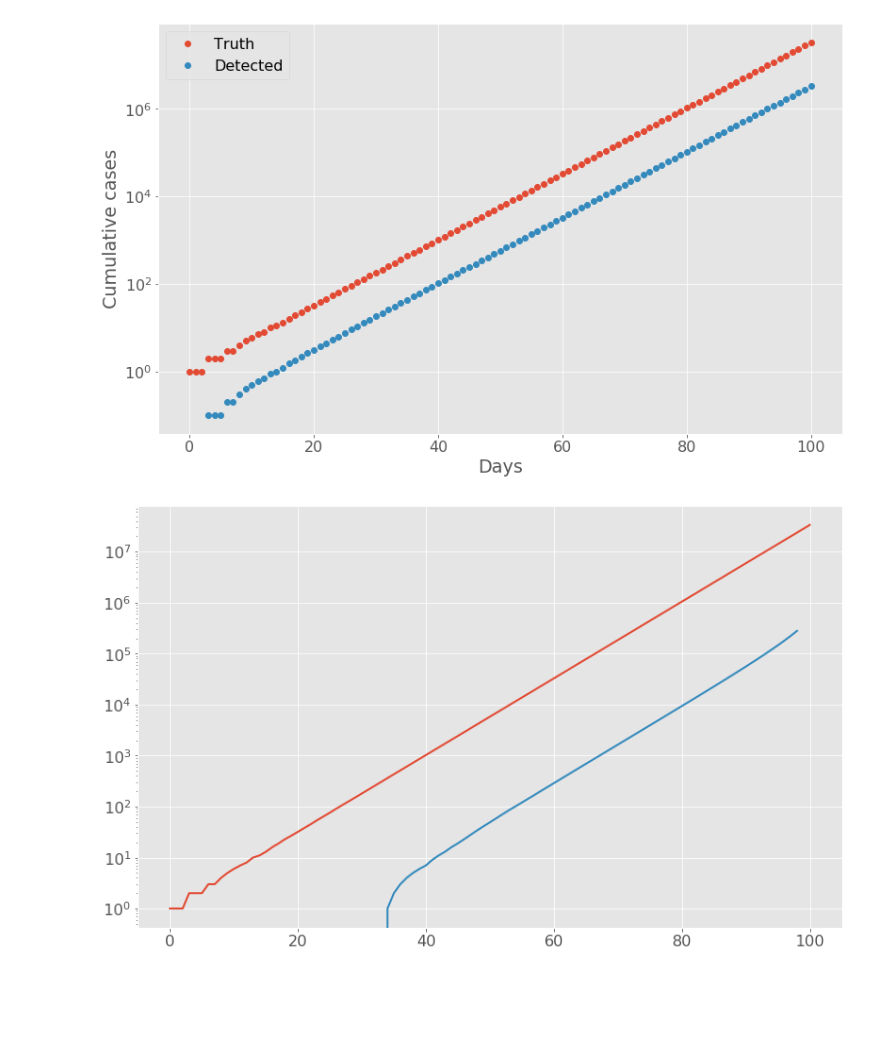
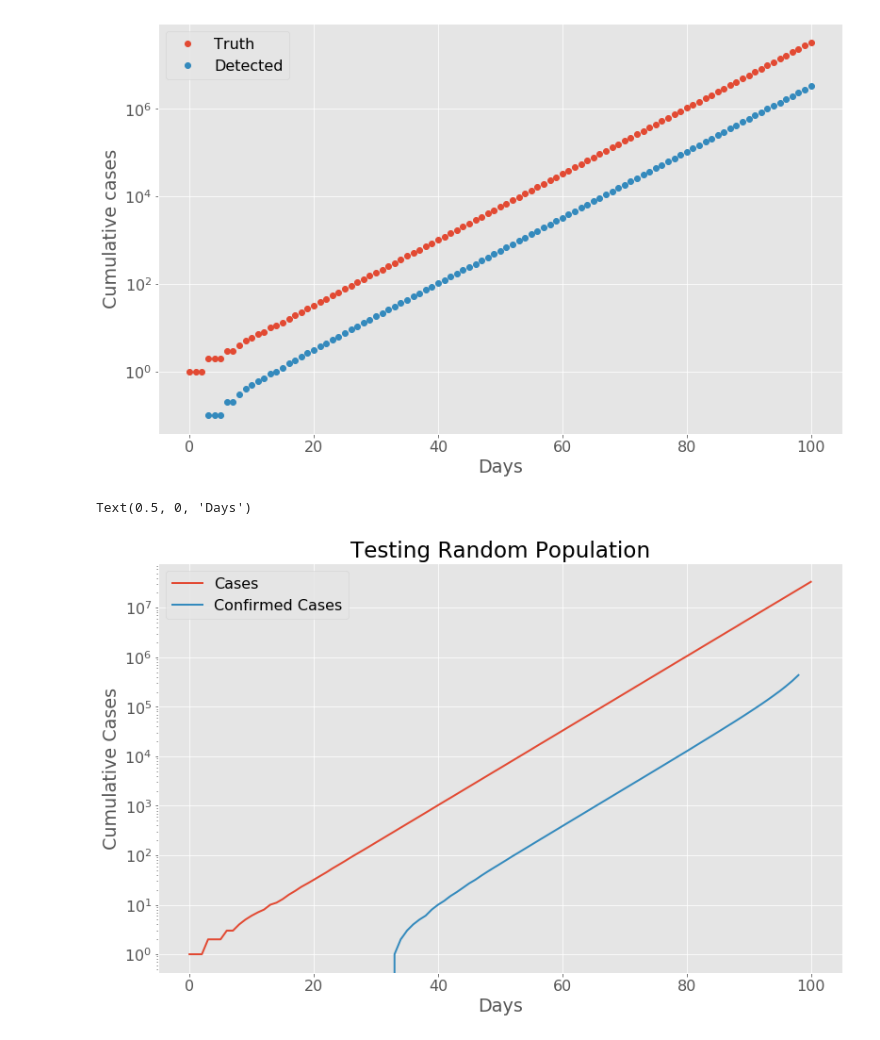
Before and after one commit to aquilesC/Covid-19-Jupyter-Notebook, a Jupyter notebook: Understanding_Sampling.ipynb, the cells around one changed output. Cells and saved outputs as stored; diff of their text form; code cells hidden in the pictures; blank space fills up the shorter version.

```diff
--- a/Understanding_Sampling.ipynb
+++ b/Understanding_Sampling.ipynb
@@ -8,11 +10,11 @@ mpl.rcParams['lines.linewidth'] = 2
 mpl.rcParams['font.size'] = 16
 # %%
 doubling_time = 4 # In days
+total_population = 50e6
 days = np.linspace(0, 100, 101)
 cum_cases = 2**(days/doubling_time)
 cum_cases = np.round(cum_cases).astype('int')
 new_cases = np.diff(cum_cases)
-total_population = 2*np.max(cum_cases)
 healthy = total_population - cum_cases
 # %%
 fig, ax = plt.subplots(2, 1, sharex=True)
@@ -45,13 +47,18 @@ Text(0.5, 0, 'Days')
 # %%
 population_testing = 500000
 prob_detection = new_cases[:-1]/healthy[1:-1]*population_testing
 prob_detection = np.round(prob_detection)
 cum_detection = np.cumsum(prob_detection)
 plt.plot(cum_cases)
 plt.plot(cum_detection)
 plt.yscale('log')
+plt.title('Testing Random Population')
+plt.legend(['Cases', 'Confirmed Cases'])
+plt.ylabel('Cumulative Cases')
+plt.xlabel('Days')
 # %% [output]
+Text(0.5, 0, 'Days')
-[figure, old version]
+[figure, new version]
 # %%
 testing_capacity = 500
 prob_detection = 10000*new_cases[:-1]/healthy[1:-1]*testing_capacity
```
Also changed, not shown: parts of 14 cells of this notebook.
